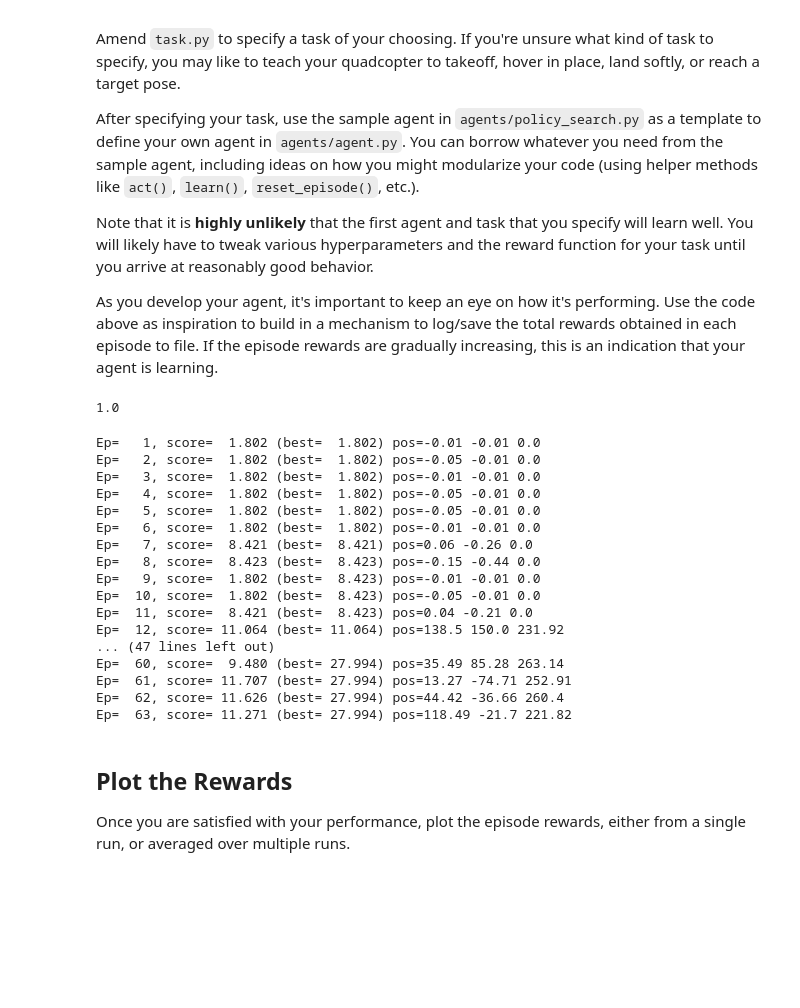
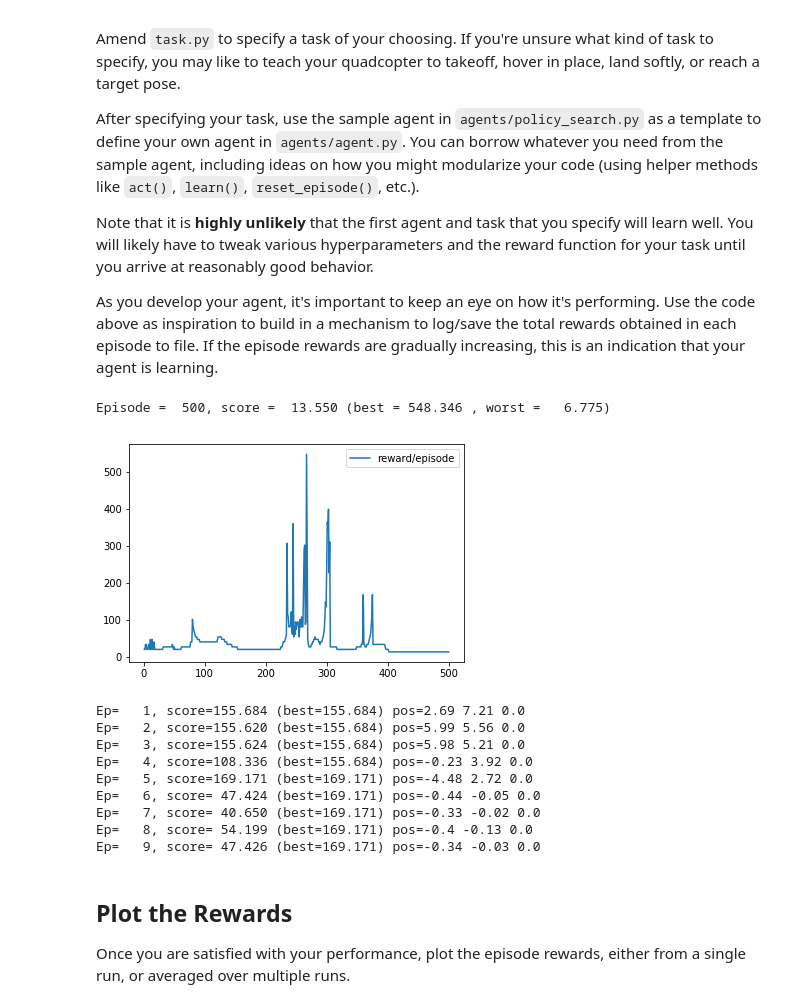
Before and after one commit to nikolaskaris/quadcopter, a Jupyter notebook: Quadcopter_Project.ipynb, the cells around one changed output. Drawn from its saved outputs; the diff is of its cells as text; code cells hidden in the pictures; blank space fills up the shorter version.

```diff
--- a/Quadcopter_Project.ipynb
+++ b/Quadcopter_Project.ipynb
@@ -211,10 +211,3 @@ After specifying your task, use the sample agent in `agents/policy_search.py` as
 Note that it is **highly unlikely** that the first agent and task that you specify will learn well.  You will likely have to tweak various hyperparameters and the reward function for your task until you arrive at reasonably good behavior.
 
 As you develop your agent, it's important to keep an eye on how it's performing. Use the code above as inspiration to build in a mechanism to log/save the total rewards obtained in each episode to file.  If the episode rewards are gradually increasing, this is an indication that your agent is learning.
-# %%
-from my_functions import Sigmoid
-
-dist = np.sqrt(0.32**2 + 0.01**2 + 100**2)
-print(Sigmoid(dist))
-# %% [output]
-1.0
@@ -221,4 +228,41 @@ print(Sigmoid(dist))
+# %%
+# Rewards Setup
+worst_score = 1000
+best_score = -1000
+reward_log = "reward.txt"
+
+reward_labels = ['episode', 'reward']
+reward_results = {x : [] for x in reward_labels}
+
+
+for i_episode in range(1, num_episodes+1):
+    state = agent.reset_episode() # start a new episode
+    score = 0
+    while True:
+        action = agent.act(state)                                  # Select action
+        next_state, reward, done = task.step(action)               # Get next_state and reward
+        agent.step(action, reward, next_state, done)               # Step agent to next_state
+        state = next_state
+        score += reward
+        best_score = max(best_score , score)
+        worst_score = min(worst_score , score)
+        if done:
+            print("\rEpisode = {:4d}, score = {:7.3f} (best = {:7.3f} , worst = {:7.3f})".format(
+               i_episode, score, best_score, worst_score), end="")
+            break
+    reward_results['episode'].append(i_episode)
+    reward_results['reward'].append(score)
+    sys.stdout.flush()
+# %% [output]
+Episode =  500, score =  13.550 (best = 548.346 , worst =   6.775)
+# %%
+plt.plot(reward_results['episode'], reward_results['reward'], label = 'reward/episode')
+plt.legend()
+_ = plt.ylim()
+# %% [output]
+[figure, added]
 # %%
+## AMAZON CHECK
 ## TODO: Train your agent here.
 import numpy as np
 import sys
@@ -227,16 +271,16 @@ from task import Task
 import matplotlib.pyplot as plt
 
 # Simulation setup
-num_episodes = 400
+num_episodes = 500
 # Take off task
-# Quadcopter stands still at the ground and has as target a height of 50 above the starting point
+# Quadcopter stands still at the ground and has as target a height of 20 above the starting point
 init_pos = np.array([0., 0., 0., 0., 0., 0.])
 target_pos = np.array([0., 0., 20.])
 
 ### Training
-task = Task(init_pose=init_pos, target_pos=target_pos,runtime=10.)
+task = Task(init_pose=init_pos, target_pos=target_pos,runtime=5.)
 agent = DDPG(task)
-
+rewards = []
 # Run simulation and save results of best score
 for i_episode in range(1, num_episodes+1):
     state = agent.reset_episode() # start a new episode
@@ -259,23 +303,15 @@ for i_episode in range(1, num_episodes+1):
             break
     sys.stdout.flush()
 # %% [output]
-Ep=   1, score=  1.802 (best=  1.802) pos=-0.01 -0.01 0.0
-Ep=   2, score=  1.802 (best=  1.802) pos=-0.05 -0.01 0.0
-Ep=   3, score=  1.802 (best=  1.802) pos=-0.01 -0.01 0.0
-Ep=   4, score=  1.802 (best=  1.802) pos=-0.05 -0.01 0.0
-Ep=   5, score=  1.802 (best=  1.802) pos=-0.05 -0.01 0.0
-Ep=   6, score=  1.802 (best=  1.802) pos=-0.01 -0.01 0.0
-Ep=   7, score=  8.421 (best=  8.421) pos=0.06 -0.26 0.0
-Ep=   8, score=  8.423 (best=  8.423) pos=-0.15 -0.44 0.0
-Ep=   9, score=  1.802 (best=  8.423) pos=-0.01 -0.01 0.0
-Ep=  10, score=  1.802 (best=  8.423) pos=-0.05 -0.01 0.0
-Ep=  11, score=  8.421 (best=  8.423) pos=0.04 -0.21 0.0
-Ep=  12, score= 11.064 (best= 11.064) pos=138.5 150.0 231.92
-... (47 lines left out)
-Ep=  60, score=  9.480 (best= 27.994) pos=35.49 85.28 263.14
-Ep=  61, score= 11.707 (best= 27.994) pos=13.27 -74.71 252.91
-Ep=  62, score= 11.626 (best= 27.994) pos=44.42 -36.66 260.4
-Ep=  63, score= 11.271 (best= 27.994) pos=118.49 -21.7 221.82
+Ep=   1, score=155.684 (best=155.684) pos=2.69 7.21 0.0
+Ep=   2, score=155.620 (best=155.684) pos=5.99 5.56 0.0
+Ep=   3, score=155.624 (best=155.684) pos=5.98 5.21 0.0
+Ep=   4, score=108.336 (best=155.684) pos=-0.23 3.92 0.0
+Ep=   5, score=169.171 (best=169.171) pos=-4.48 2.72 0.0
+Ep=   6, score= 47.424 (best=169.171) pos=-0.44 -0.05 0.0
+Ep=   7, score= 40.650 (best=169.171) pos=-0.33 -0.02 0.0
+Ep=   8, score= 54.199 (best=169.171) pos=-0.4 -0.13 0.0
+Ep=   9, score= 47.426 (best=169.171) pos=-0.34 -0.03 0.0
 # %% [markdown]
 ## Plot the Rewards
 
```
Also changed, not shown: parts of 9 cells of this notebook, 5 other files.
